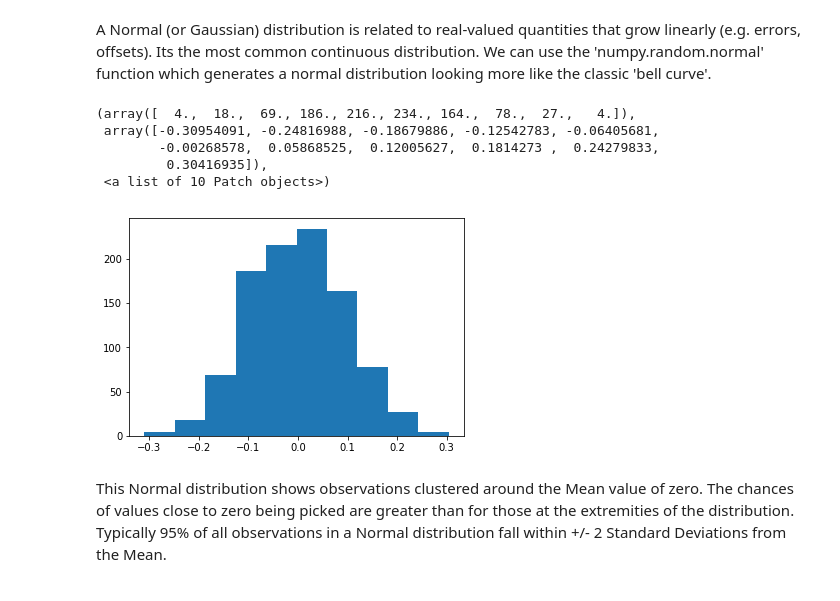
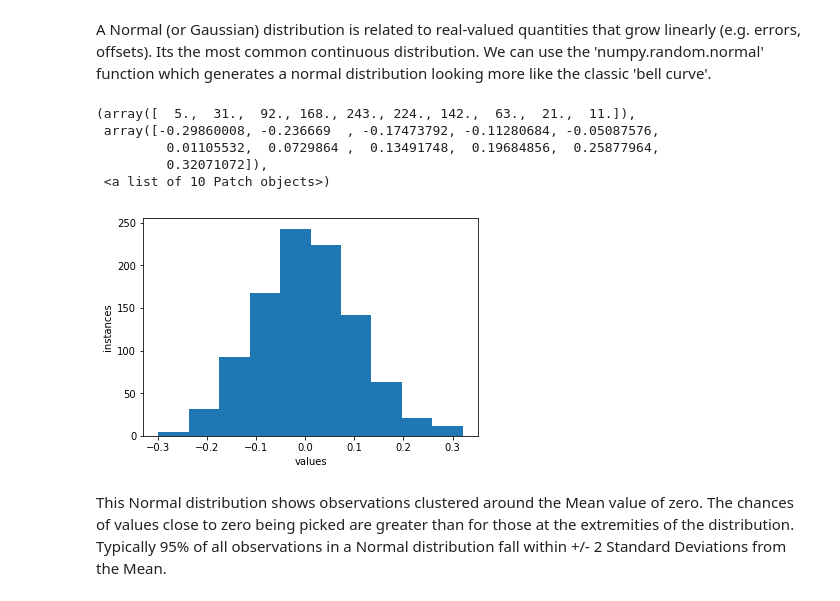
Before and after one commit to Aqua5lad/numpy-random-assignment, a Jupyter notebook: numpy-random.ipynb, the cells around one changed output. Drawn from its saved outputs; the diff is of its cells as text; code cells hidden in the pictures.

```diff
--- a/numpy-random.ipynb
+++ b/numpy-random.ipynb
@@ -134,14 +138,16 @@ A Normal (or Gaussian) distribution is related to real-valued quantities that gr
 y = np.random.normal(0,0.1,1000)
 # %%
 # plot the distribution
+plt.xlabel ('values')
+plt.ylabel ('instances')
 plt.hist(y)
 # %% [output]
-(array([  4.,  18.,  69., 186., 216., 234., 164.,  78.,  27.,   4.]),
- array([-0.30954091, -0.24816988, -0.18679886, -0.12542783, -0.06405681,
-        -0.00268578,  0.05868525,  0.12005627,  0.1814273 ,  0.24279833,
-         0.30416935]),
+(array([  5.,  31.,  92., 168., 243., 224., 142.,  63.,  21.,  11.]),
+ array([-0.29860008, -0.236669  , -0.17473792, -0.11280684, -0.05087576,
+         0.01105532,  0.0729864 ,  0.13491748,  0.19684856,  0.25877964,
+         0.32071072]),
  <a list of 10 Patch objects>)
-[figure, old version]
+[figure, new version]
 # %% [markdown]
 This Normal distribution shows observations clustered around the Mean value of zero. The chances of values close to zero being picked are greater than for those at the extremities of the distribution. Typically 95% of all observations in a Normal distribution fall within +/- 2 Standard Deviations from the Mean.
 # %% [markdown]
```
Also changed, not shown: parts of 19 cells of this notebook, 9 other files.
